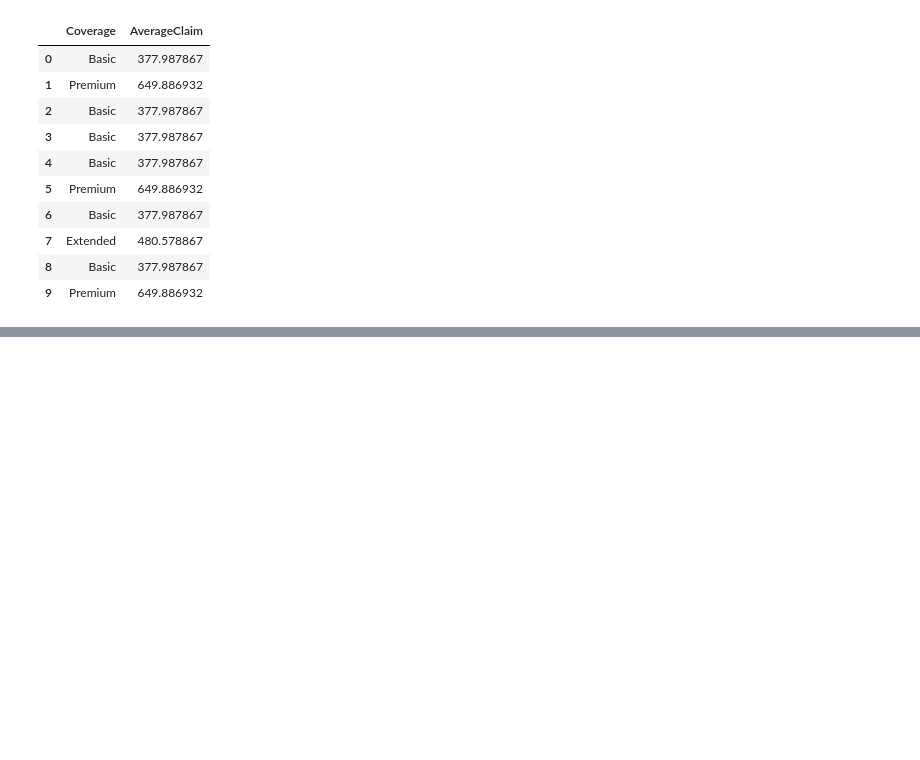
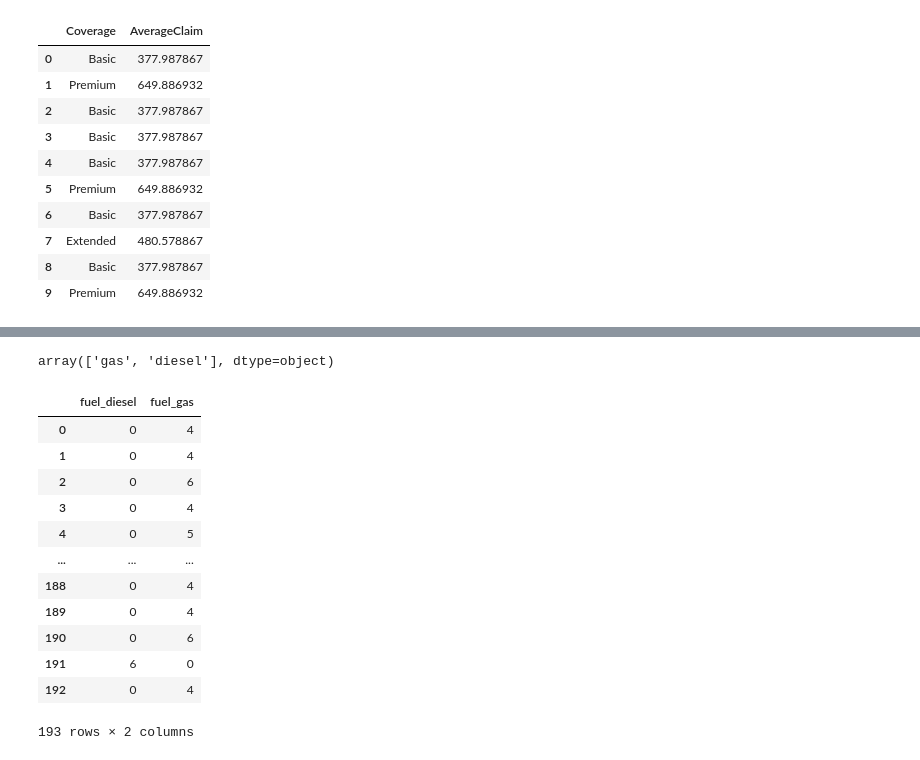
Before and after one commit to yudavid0611/kaggle-courses, a Jupyter notebook: Feature_Engineering/3_Creating_Features.ipynb, the cells around one changed output, grey strips where cells are left out. Cells and saved outputs as stored; diff of their text form; code cells hidden in the pictures; blank space fills up the shorter version.

```diff
--- a/Feature_Engineering/3_Creating_Features.ipynb
+++ b/Feature_Engineering/3_Creating_Features.ipynb
@@ -195,0 +219,26 @@ df_valid[["Coverage", "AverageClaim"]].head(10)
+# %%
+autos.fuel_type.unique()
+# %% [output]
+array(['gas', 'diesel'], dtype=object)
+# %%
+autos_fuel = pd.get_dummies(autos.fuel_type, prefix='fuel')
+# %%
+# categorical 변수와 numeric 변수 간 상호작용을 발견했다면,
+# 아래와 같이 두 변수를 곱해줌으로써 새로운 변수를 만들 수 있다.
+
+autos_fuel = autos_fuel.mul(autos.num_of_cylinders, axis=0)
+autos_fuel
+# %% [output]
+|  | fuel_diesel | fuel_gas |
+| 0 | 0 | 4 |
+| 1 | 0 | 4 |
+| 2 | 0 | 6 |
+| 3 | 0 | 4 |
+| 4 | 0 | 5 |
+| ... | ... | ... |
+| 188 | 0 | 4 |
+| 189 | 0 | 4 |
+| 190 | 0 | 6 |
+| 191 | 6 | 0 |
+| 192 | 0 | 4 |
+193 rows × 2 columns
```
Also changed, not shown: parts of 3 cells of this notebook, 1 other file.
